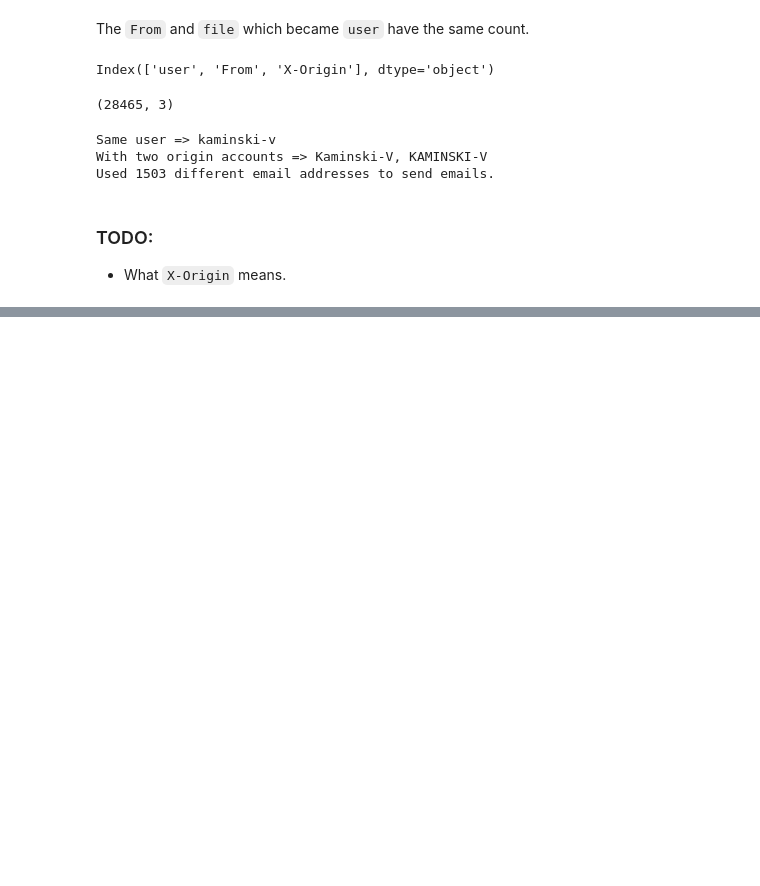
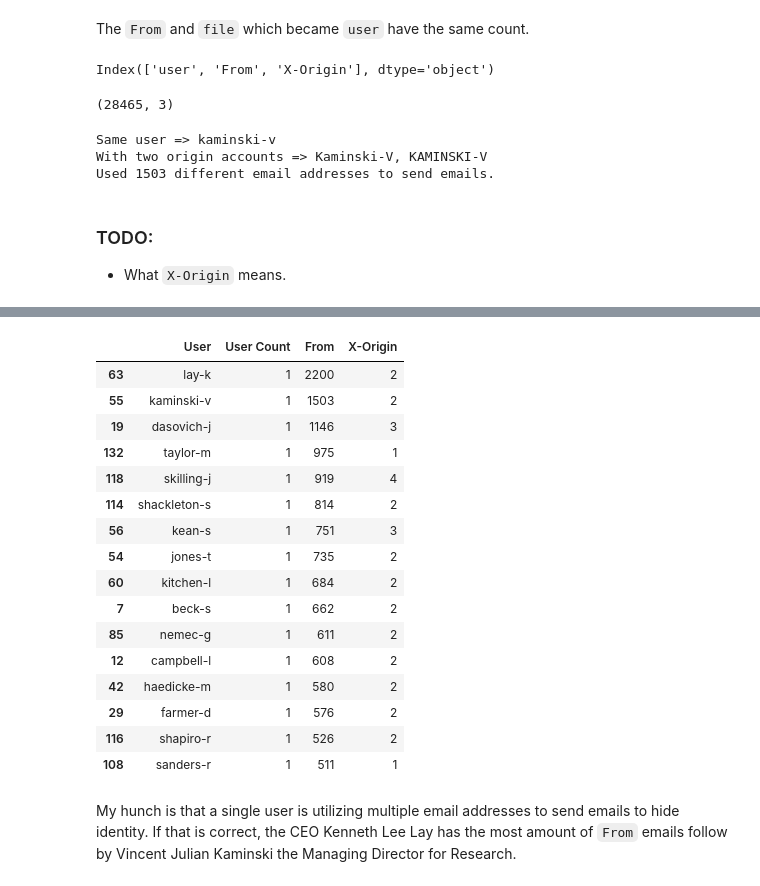
Before and after one commit to ural23/enron, a Jupyter notebook: Enron_Dataset_Analysis.ipynb, the cells around one changed output, grey strips where cells are left out. Saved outputs shown, nothing was run; the diff lists cells and outputs as text; code cells hidden in the pictures; blank space fills up the shorter version.

Commit message:
unique From emails analysis

```diff
--- a/Enron_Dataset_Analysis.ipynb
+++ b/Enron_Dataset_Analysis.ipynb
@@ -228,0 +214,23 @@ Used 1503 different email addresses to send emails.
+# %%
+user_with_most_from_emails = sub_df[sub_df['From'] > 500]
+user_with_most_from_emails.sort_values('From', ascending=False)
+# %% [output]
+|  | User | User Count | From | X-Origin |
+| 63 | lay-k | 1 | 2200 | 2 |
+| 55 | kaminski-v | 1 | 1503 | 2 |
+| 19 | dasovich-j | 1 | 1146 | 3 |
+| 132 | taylor-m | 1 | 975 | 1 |
+| 118 | skilling-j | 1 | 919 | 4 |
+| 114 | shackleton-s | 1 | 814 | 2 |
+| 56 | kean-s | 1 | 751 | 3 |
+| 54 | jones-t | 1 | 735 | 2 |
+| 60 | kitchen-l | 1 | 684 | 2 |
+| 7 | beck-s | 1 | 662 | 2 |
+| 85 | nemec-g | 1 | 611 | 2 |
+| 12 | campbell-l | 1 | 608 | 2 |
+| 42 | haedicke-m | 1 | 580 | 2 |
+| 29 | farmer-d | 1 | 576 | 2 |
+| 116 | shapiro-r | 1 | 526 | 2 |
+| 108 | sanders-r | 1 | 511 | 1 |
+# %% [markdown]
+My hunch is that a single user is utilizing multiple email addresses to send emails to hide identity. If that is correct, the CEO Kenneth Lee Lay has the most amount of `From` emails follow by Vincent Julian Kaminski the Managing Director for Research.
```
Also changed, not shown: parts of 10 cells of this notebook.
